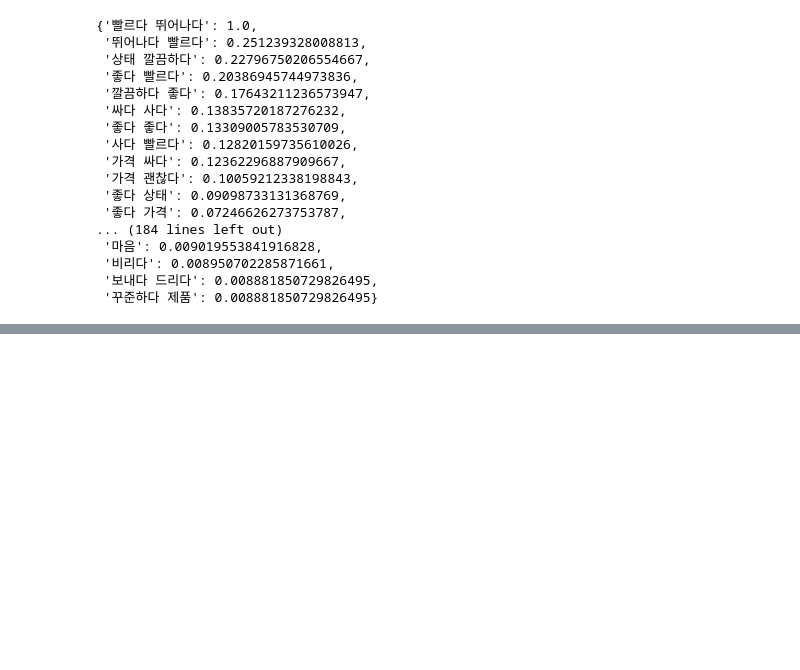
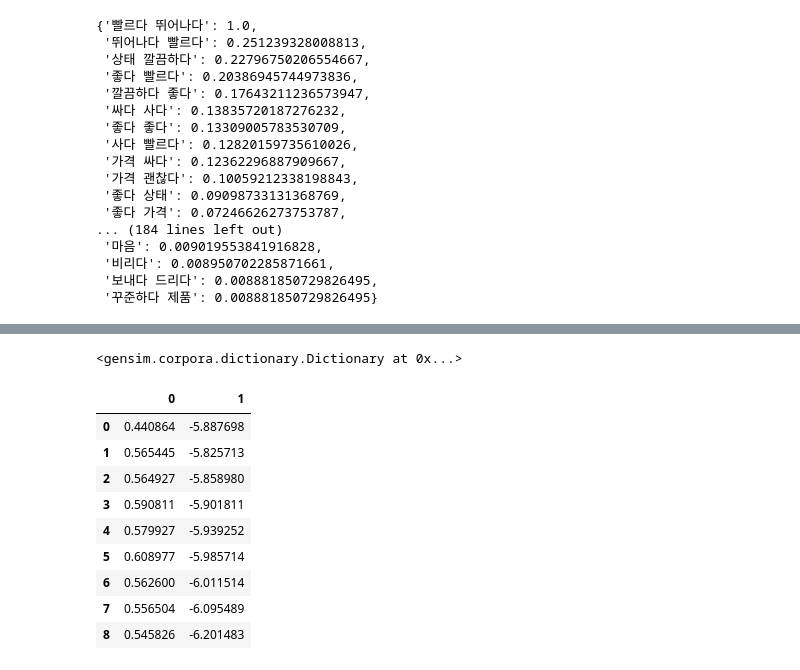
Before and after one commit to araya1203/project_nutrients_data_analytics, a Jupyter notebook: gatheringdatas/codes/eyes/eyes_preprocess.ipynb, the cells around one changed output, grey strips where cells are left out. Saved outputs shown, nothing was run; the diff lists cells and outputs as text; code cells hidden in the pictures; blank space fills up the shorter version.

```diff
--- a/gatheringdatas/codes/eyes/eyes_preprocess.ipynb
+++ b/gatheringdatas/codes/eyes/eyes_preprocess.ipynb
@@ -231,0 +542,5 @@ plt.show()
+# %%
+dictionary_sentences = Dictionary(preprocessed_sentences) # fix in like sklean
+dictionary_sentences
+# %% [output]
+<gensim.corpora.dictionary.Dictionary at 0x...>
@@ -231,0 +557,14 @@ plt.show()
+# %%
+scores_pos = pd.DataFrame([coherence_scores,  perplexity_scores]).T
+scores_pos
+# %% [output]
+|  | 0 | 1 |
+| 0 | 0.440864 | -5.887698 |
+| 1 | 0.565445 | -5.825713 |
+| 2 | 0.564927 | -5.858980 |
+| 3 | 0.590811 | -5.901811 |
+| 4 | 0.579927 | -5.939252 |
+| 5 | 0.608977 | -5.985714 |
+| 6 | 0.562600 | -6.011514 |
+| 7 | 0.556504 | -6.095489 |
+| 8 | 0.545826 | -6.201483 |
```
Also changed, not shown: parts of 74 cells of this notebook, 21 other files.
